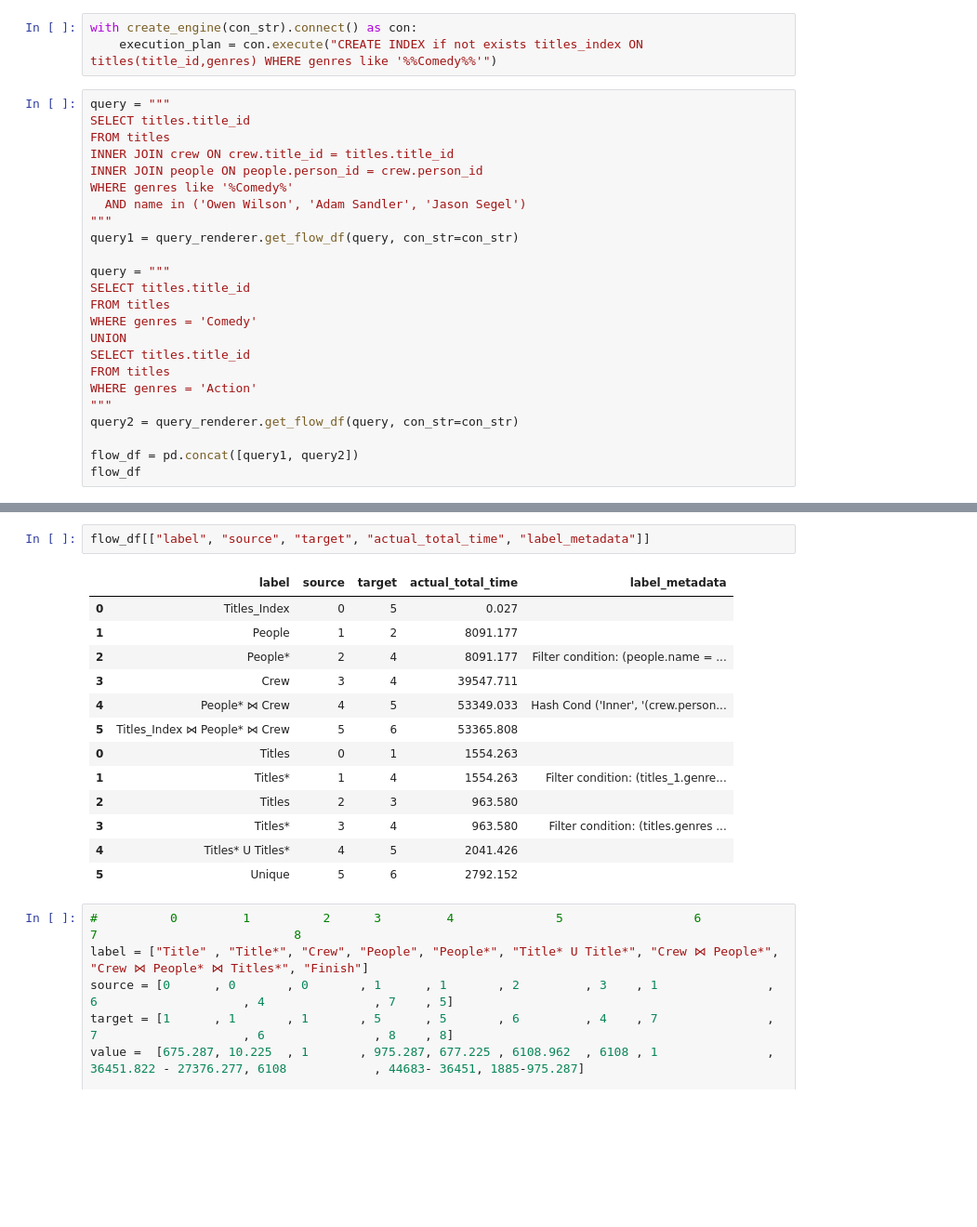
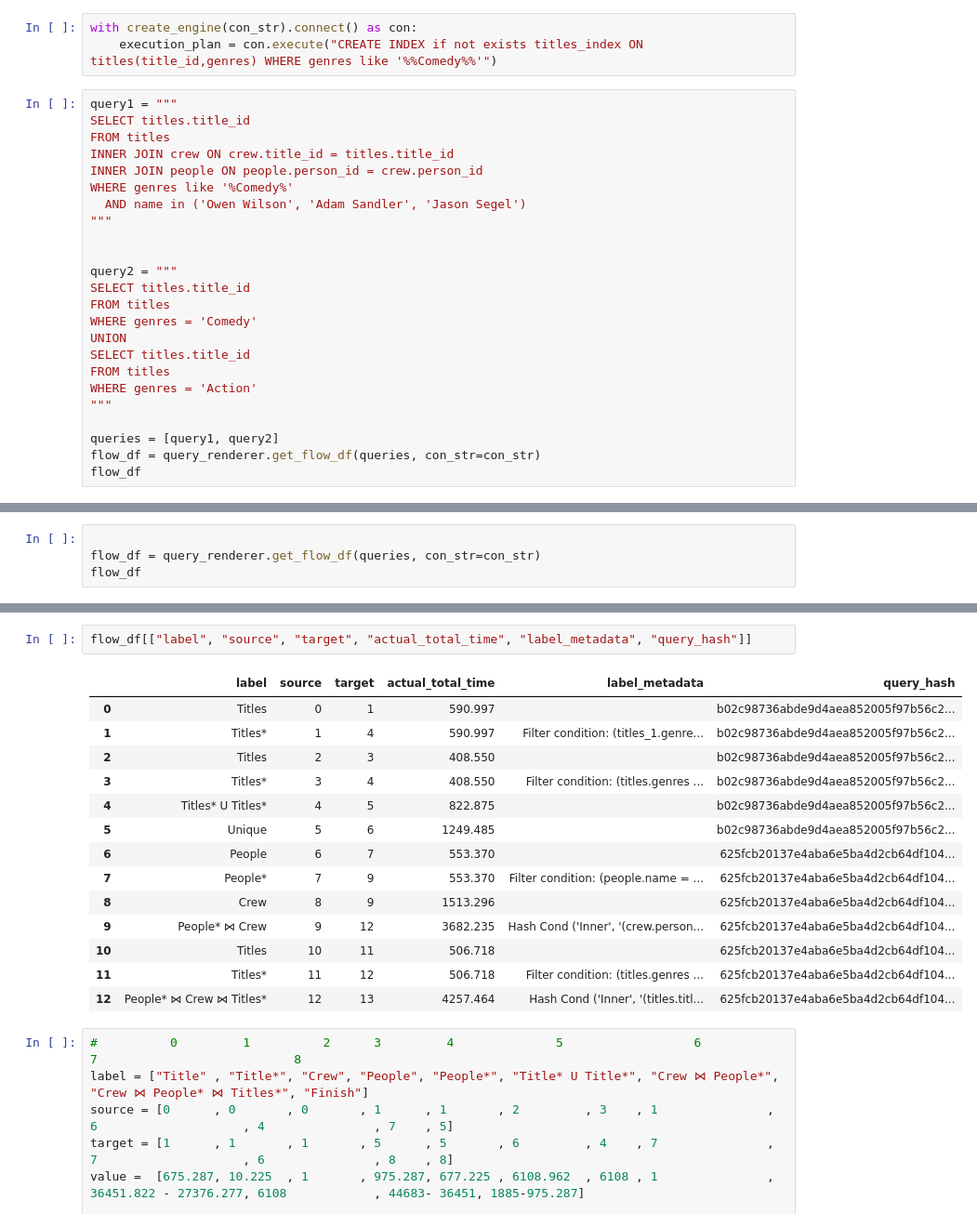
Before and after one commit to eyaltrabelsi/query-flow, a Jupyter notebook: examples/7. Identifying performance bottlenecks in a multiple queries.ipynb, the cells around one changed output, grey strips where cells are left out. Shown: that part at 93% size. Drawn from its saved outputs; the diff is of its cells as text; blank space fills up the shorter version.

Commit message:
support multi query coloring

```diff
--- a/examples/7. Identifying performance bottlenecks in a multiple queries.ipynb
+++ b/examples/7. Identifying performance bottlenecks in a multiple queries.ipynb
@@ -52,7 +52,7 @@ iplot(dict(data=[data_trace], layout=layout),
 with create_engine(con_str).connect() as con:
     execution_plan = con.execute("CREATE INDEX if not exists titles_index ON titles(title_id,genres) WHERE genres like '%%Comedy%%'")
 # %%
-query = """
+query1 = """
 SELECT titles.title_id
 FROM titles
 INNER JOIN crew ON crew.title_id = titles.title_id
@@ -60,9 +60,9 @@ INNER JOIN people ON people.person_id = crew.person_id
 WHERE genres like '%Comedy%'
   AND name in ('Owen Wilson', 'Adam Sandler', 'Jason Segel')
 """
-query1 = query_renderer.get_flow_df(query, con_str=con_str)
 
-query = """
+
+query2 = """
 SELECT titles.title_id
 FROM titles
 WHERE genres = 'Comedy'
@@ -71,8 +71,8 @@ SELECT titles.title_id
 FROM titles
 WHERE genres = 'Action'
 """
-query2 = query_renderer.get_flow_df(query, con_str=con_str)
 
-flow_df = pd.concat([query1, query2])
+queries = [query1, query2]
+flow_df = query_renderer.get_flow_df(queries, con_str=con_str)
 flow_df
 # %% [output]
@@ -93,0 +94,4 @@ divide by zero encountered in long_scalars
+# %%
+
+flow_df = query_renderer.get_flow_df(queries, con_str=con_str)
+flow_df
@@ -94,19 +118,20 @@ divide by zero encountered in long_scalars
 # %%
-flow_df[["label", "source", "target", "actual_total_time", "label_metadata"]]
+flow_df[["label", "source", "target", "actual_total_time", "label_metadata", "query_hash"]]
 # %% [output]
-|  | label | source | target | actual_total_time | label_metadata |
-| 0 | Titles_Index | 0 | 5 | 0.027 |  |
-| 1 | People | 1 | 2 | 8091.177 |  |
-| 2 | People* | 2 | 4 | 8091.177 | Filter condition: (people.name = ... |
-| 3 | Crew | 3 | 4 | 39547.711 |  |
-| 4 | People* ⋈ Crew | 4 | 5 | 53349.033 | Hash Cond ('Inner', '(crew.person... |
-| 5 | Titles_Index ⋈ People* ⋈ Crew | 5 | 6 | 53365.808 |  |
-| 0 | Titles | 0 | 1 | 1554.263 |  |
-| 1 | Titles* | 1 | 4 | 1554.263 | Filter condition: (titles_1.genre... |
-| 2 | Titles | 2 | 3 | 963.580 |  |
-| 3 | Titles* | 3 | 4 | 963.580 | Filter condition: (titles.genres ... |
-| 4 | Titles* U Titles* | 4 | 5 | 2041.426 |  |
-| 5 | Unique | 5 | 6 | 2792.152 |  |
+|  | label | source | target | actual_total_time | label_metadata | query_hash |
+| 0 | Titles | 0 | 1 | 590.997 |  | b02c98736abde9d4aea852005f97b56c2... |
+| 1 | Titles* | 1 | 4 | 590.997 | Filter condition: (titles_1.genre... | b02c98736abde9d4aea852005f97b56c2... |
+| 2 | Titles | 2 | 3 | 408.550 |  | b02c98736abde9d4aea852005f97b56c2... |
+| 3 | Titles* | 3 | 4 | 408.550 | Filter condition: (titles.genres ... | b02c98736abde9d4aea852005f97b56c2... |
+| 4 | Titles* U Titles* | 4 | 5 | 822.875 |  | b02c98736abde9d4aea852005f97b56c2... |
+| 5 | Unique | 5 | 6 | 1249.485 |  | b02c98736abde9d4aea852005f97b56c2... |
+| 6 | People | 6 | 7 | 553.370 |  | 625fcb20137e4aba6e5ba4d2cb64df104... |
+| 7 | People* | 7 | 9 | 553.370 | Filter condition: (people.name = ... | 625fcb20137e4aba6e5ba4d2cb64df104... |
+| 8 | Crew | 8 | 9 | 1513.296 |  | 625fcb20137e4aba6e5ba4d2cb64df104... |
+| 9 | People* ⋈ Crew | 9 | 12 | 3682.235 | Hash Cond ('Inner', '(crew.person... | 625fcb20137e4aba6e5ba4d2cb64df104... |
+| 10 | Titles | 10 | 11 | 506.718 |  | 625fcb20137e4aba6e5ba4d2cb64df104... |
+| 11 | Titles* | 11 | 12 | 506.718 | Filter condition: (titles.genres ... | 625fcb20137e4aba6e5ba4d2cb64df104... |
+| 12 | People* ⋈ Crew ⋈ Titles* | 12 | 13 | 4257.464 | Hash Cond ('Inner', '(titles.titl... | 625fcb20137e4aba6e5ba4d2cb64df104... |
 # %%
 #          0         1          2      3         4              5                  6              7                           8
 label = ["Title" , "Title*", "Crew", "People", "People*", "Title* U Title*", "Crew ⋈ People*", "Crew ⋈ People* ⋈ Titles*", "Finish"]
```
Also changed, not shown: parts of 3 cells of this notebook, 13 other files.
